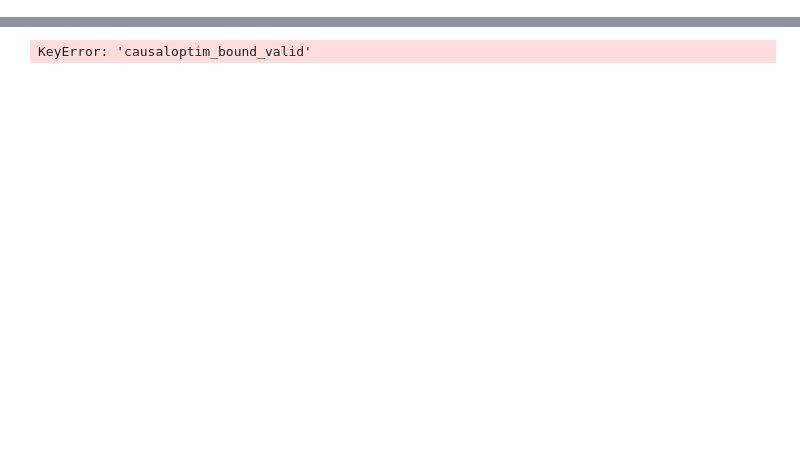
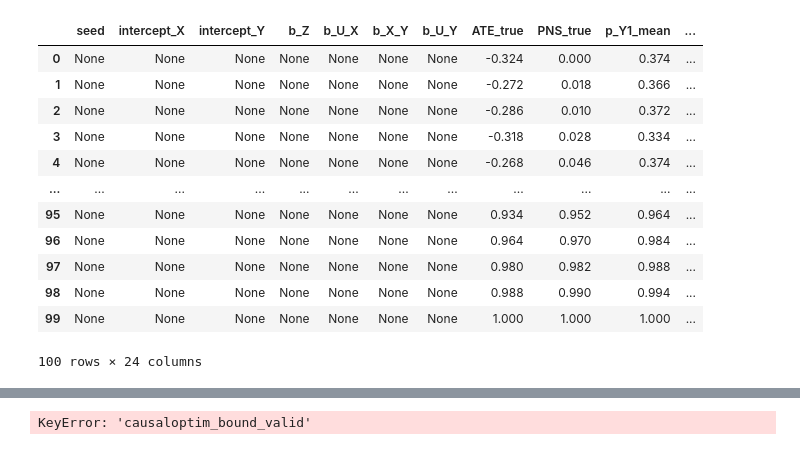
Before and after one commit to tmaringgele/causal-bounds, a Jupyter notebook: simulation_engine/test.ipynb, the cells around one changed output, grey strips where cells are left out. Drawn from its saved outputs; the diff is of its cells as text; code cells hidden in the pictures; blank space fills up the shorter version.

```diff
--- a/simulation_engine/test.ipynb
+++ b/simulation_engine/test.ipynb
@@ -22,7 +22,22 @@ warnings.simplefilter(action='ignore', category=FutureWarning)
 
 from simulation_engine.algorithms.zaffalonbounds import ZaffalonBounds
 # %%
-data = BinaryIV.generate_data_rolling_ate(N_simulations=2)
+data = BinaryIV.generate_response_type_data(N_simulations=100)
+data
+# %% [output]
+|  | seed | intercept_X | intercept_Y | b_Z | b_U_X | b_X_Y | b_U_Y | ATE_true | PNS_true | p_Y1_mean | ... |
+| 0 | None | None | None | None | None | None | None | -0.324 | 0.000 | 0.374 | ... |
+| 1 | None | None | None | None | None | None | None | -0.272 | 0.018 | 0.366 | ... |
+| 2 | None | None | None | None | None | None | None | -0.286 | 0.010 | 0.372 | ... |
+| 3 | None | None | None | None | None | None | None | -0.318 | 0.028 | 0.334 | ... |
+| 4 | None | None | None | None | None | None | None | -0.268 | 0.046 | 0.374 | ... |
+| ... | ... | ... | ... | ... | ... | ... | ... | ... | ... | ... | ... |
+| 95 | None | None | None | None | None | None | None | 0.934 | 0.952 | 0.964 | ... |
+| 96 | None | None | None | None | None | None | None | 0.964 | 0.970 | 0.984 | ... |
+| 97 | None | None | None | None | None | None | None | 0.980 | 0.982 | 0.988 | ... |
+| 98 | None | None | None | None | None | None | None | 0.988 | 0.990 | 0.994 | ... |
+| 99 | None | None | None | None | None | None | None | 1.000 | 1.000 | 1.000 | ... |
+100 rows × 24 columns
 # %%
 binaryIV = BinaryIV('IV Dag', data)
 
```
Also changed, not shown: parts of 2 cells of this notebook, 3 other files.
